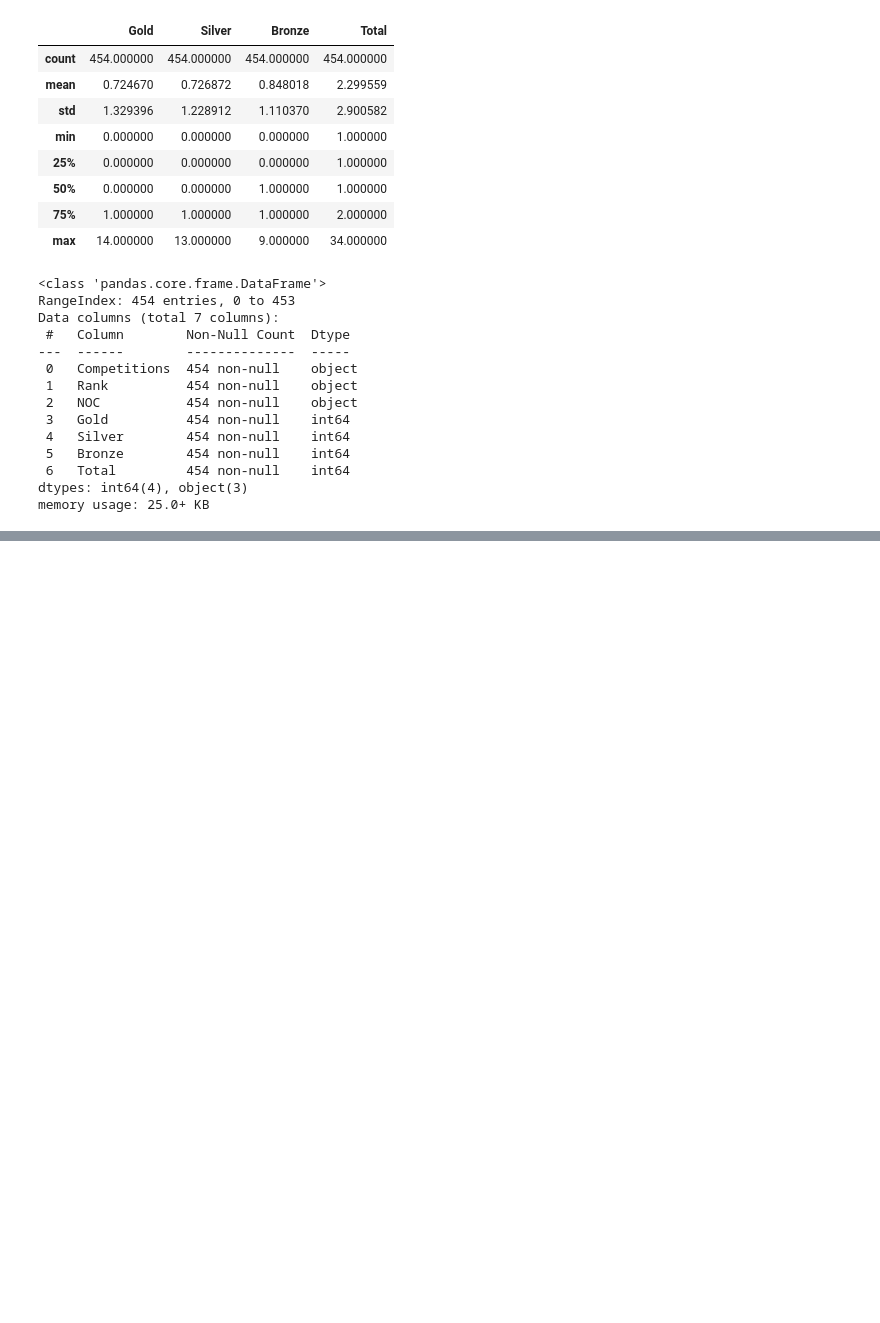
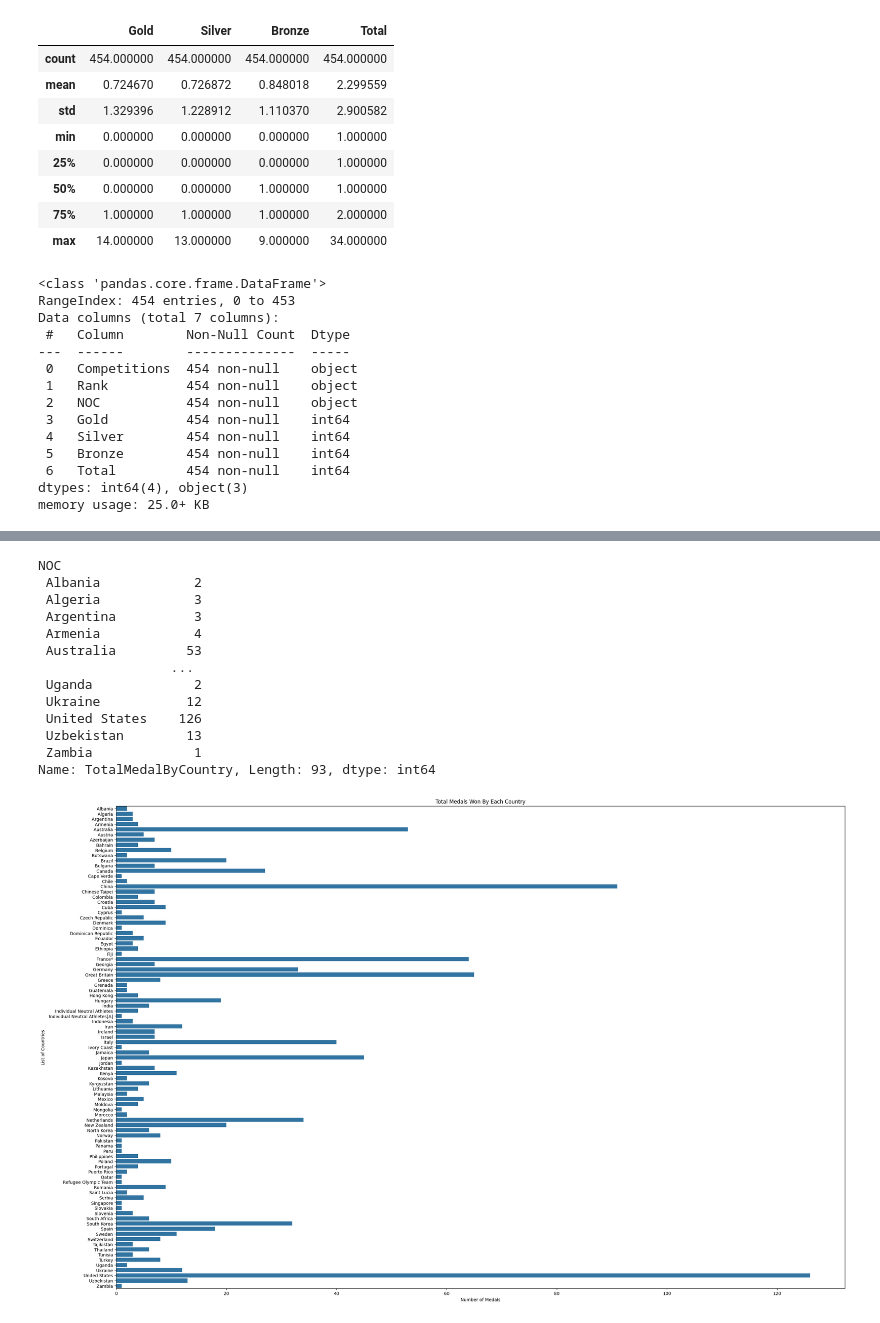
Before and after one commit to build-summer-2024/async-green-JennyMa-final-project, a Jupyter notebook: finalproject.ipynb, the cells around one changed output, grey strips where cells are left out. Saved outputs shown, nothing was run; the diff lists cells and outputs as text; code cells hidden in the pictures; blank space fills up the shorter version.

```diff
--- a/finalproject.ipynb
+++ b/finalproject.ipynb
@@ -80 +79,28 @@ Name: Total, dtype: int64
 [figure]
+# %%
+#Q2
+medals_by_country = olympics.groupby('NOC').agg({'Gold': 'sum','Silver': 'sum','Bronze': 'sum'})
+medals_by_country['TotalMedalByCountry'] = medals_by_country[['Gold', 'Silver', 'Bronze']].sum(axis=1)
+print(medals_by_country['TotalMedalByCountry'])
+
+plt.figure(figsize=(30, 20))
+sns.barplot(data=medals_by_country, y='NOC', x='TotalMedalByCountry')
+plt.xlabel('Number of Medals')
+plt.ylabel('List of Countries')
+plt.title('Total Medals Won By Each Country')
+plt.show()
+# %% [output]
+NOC
+ Albania            2
+ Algeria            3
+ Argentina          3
+ Armenia            4
+ Australia         53
+                 ...
+ Uganda             2
+ Ukraine           12
+ United States    126
+ Uzbekistan        13
+ Zambia             1
+Name: TotalMedalByCountry, Length: 93, dtype: int64
+[figure, added]
```
Also changed, not shown: parts of 5 cells of this notebook.
